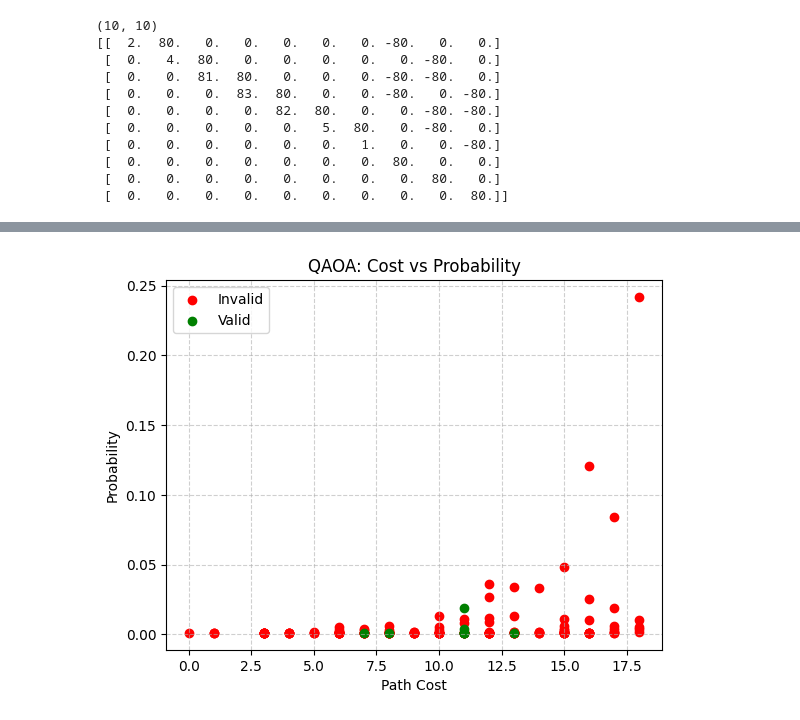
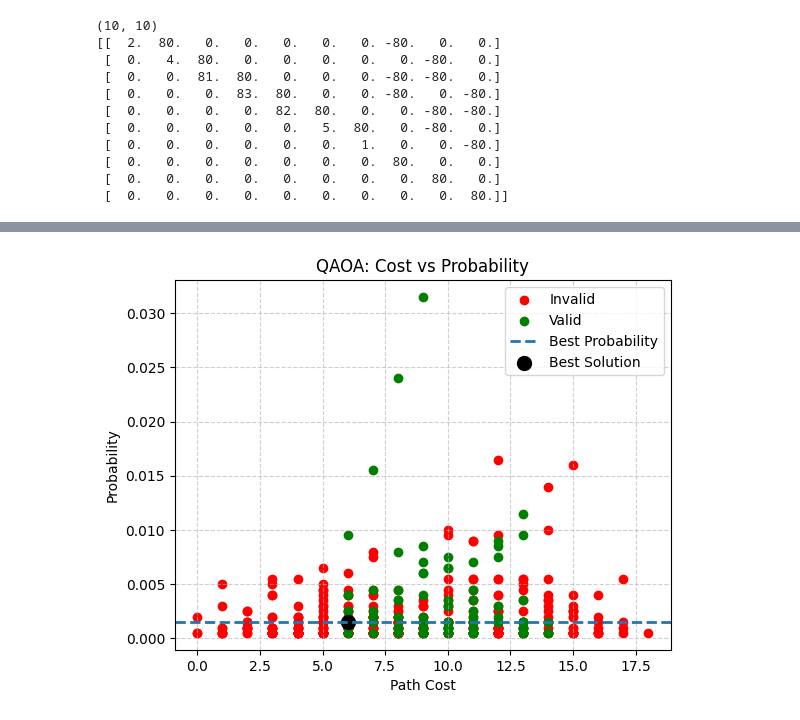
Before and after one commit to snehaesther/qubo, a Jupyter notebook: qubo_sqa_qaoa.ipynb, the cells around one changed output, grey strips where cells are left out. Drawn from its saved outputs; the diff is of its cells as text; code cells hidden in the pictures.

```diff
--- a/qubo_sqa_qaoa.ipynb
+++ b/qubo_sqa_qaoa.ipynb
@@ -127,10 +127,10 @@ print(Q)
  [  0.   0.   0.   0.   0.   0.   0.   0.   0.  80.]]
 # %%
 from qat.opt import QUBO
-# Build QUBO for SQA
+# Build QUBO
 Q = build_Q(costs, edges, nodes, targets)
-# Make Q symmetric
-Q = (Q + Q.T) / 2
+# Make Q symmetric and flip sign for minimization
+Q = -(Q + Q.T) / 2
 
 print("Q matrix:")
 print(Q)
@@ -174,7 +174,7 @@ all_energies = []
 # collect all samples
 all_samples = []
 
-for _ in range(10):   # run multiple times
+for _ in range(5):   # run multiple times
     result = qpu.submit(job)
 
     for sample in result.raw_data:
@@ -344,8 +348,13 @@ probabilities = []
 # get parameters
 param_map = result.parameter_map
 
+final_circuit = job.circuit.bind_variables(param_map)
+
+# print optimized circuit
+final_circuit.display()
+
 #  bind parameters to circuit
-final_job = job.circuit.bind_variables(param_map).to_job(nbshots=1000)
+final_job = job.circuit.bind_variables(param_map).to_job(nbshots=2000)
 
 final_result = qpu.submit(final_job)
 
@@ -363,43 +430,33 @@ print(probabilities)
 # %%
 import matplotlib.pyplot as plt
-
-costs_list = []
-valid_flags = []
-
-num_edges = len(edges)
-
-for sample in final_result:
-
-    bitstring = sample.state.bitstring.zfill(Q.shape[0])
-
-    edge_bits = bitstring[:num_edges]
-    selected_edges = [edges[i] for i, b in enumerate(edge_bits) if b == '1']
-
-    path_cost = sum(costs[i] for i, b in enumerate(edge_bits) if b == '1')
-
-    valid = is_valid_path(selected_edges, source, sink)
-
-    costs_list.append(path_cost)
-    valid_flags.append(valid)
 
 # valid
 valid_x = [c for c, v in zip(costs_list, valid_flags) if v]
 valid_y = [p for p, v in zip(probabilities, valid_flags) if v]
 
 # invalid
 invalid_x = [c for c, v in zip(costs_list, valid_flags) if not v]
 invalid_y = [p for p, v in zip(probabilities, valid_flags) if not v]
 
 # Plot
 plt.scatter(invalid_x, invalid_y, color='red', label='Invalid')
 plt.scatter(valid_x, valid_y, color='green', label='Valid')
 
+
+# mark best probability
+if best_prob is not None:
+    plt.axhline(y=best_prob, linestyle='--', linewidth=2, label='Best Probability')
+
+# Plot the optimal solution point
+if best_prob is not None:
+  plt.scatter(best_cost, best_prob, s=100, color='black', label='Best Solution')
+
 plt.xlabel("Path Cost")
 plt.ylabel("Probability")
 plt.title("QAOA: Cost vs Probability")
 
 plt.legend()
 plt.grid(True, linestyle='--', alpha=0.6)
 plt.show()
 # %% [output]
-[figure, old version]
+[figure, new version]
```
Also changed, not shown: parts of 8 cells of this notebook.
